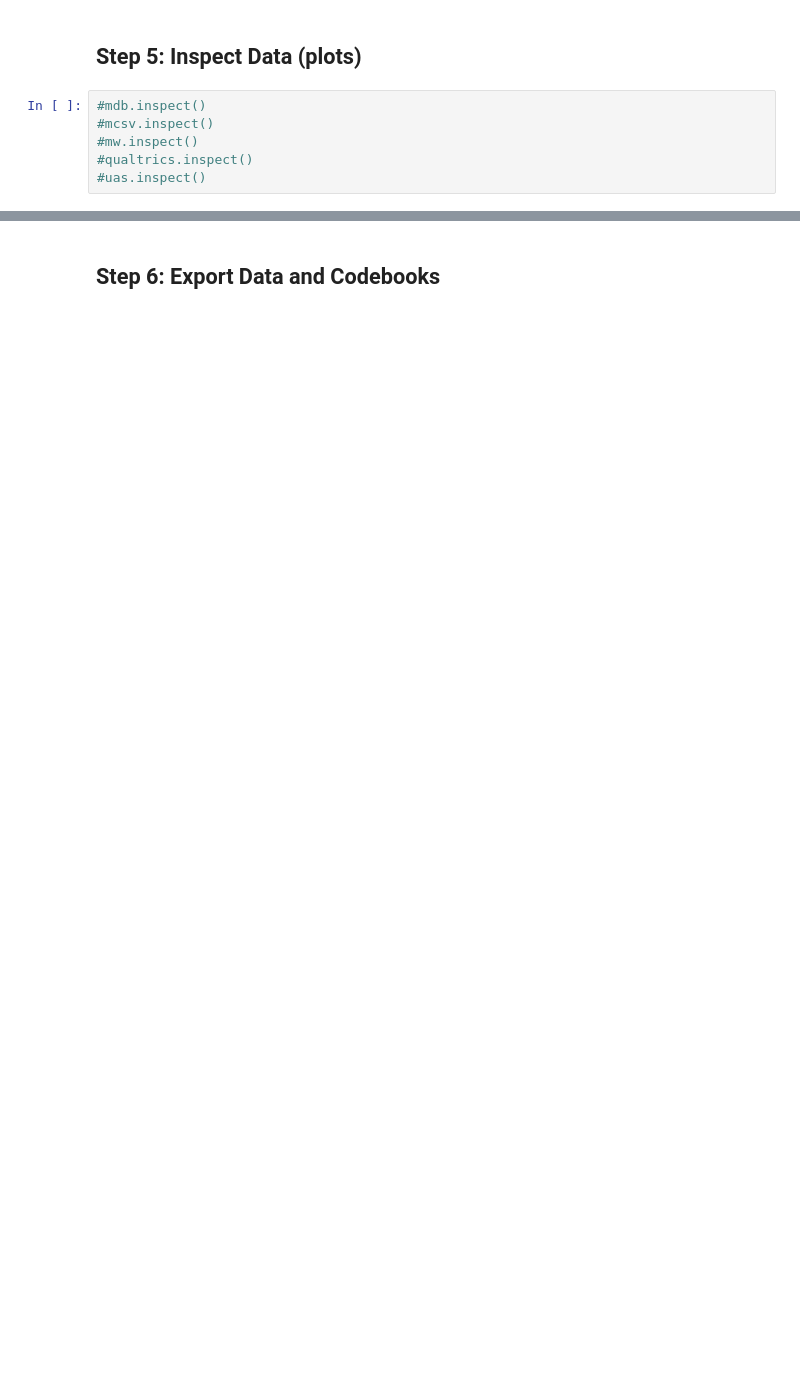
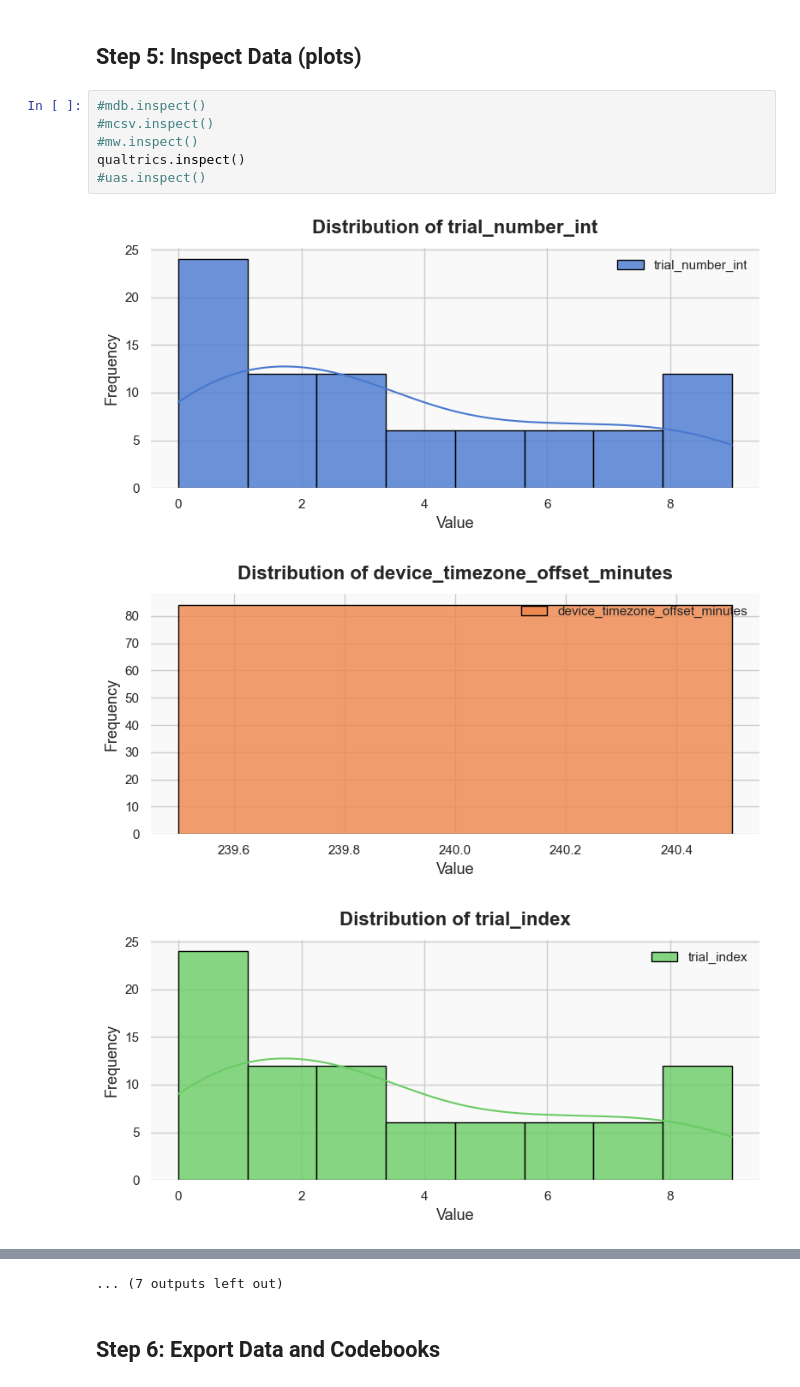
Before and after one commit to m2c2-project/datakit-notebooks, a Jupyter notebook: lassie.ipynb, the cells around one changed output, grey strips where cells are left out. Saved outputs shown, nothing was run; the diff lists cells and outputs as text; blank space fills up the shorter version.

```diff
--- a/lassie.ipynb
+++ b/lassie.ipynb
@@ -271,6 +258,10 @@ qualtrics.summarize(summary_func_map = summary_func_map, groupby_cols=['Response
 # %%
 #mdb.inspect()
 #mcsv.inspect()
 #mw.inspect()
-#qualtrics.inspect()
+qualtrics.inspect()
 #uas.inspect()
+# %% [output]
+[figure, added]
+[figure, added]
+[figure, added]
@@ -277,3 +277,4 @@ qualtrics.summarize(summary_func_map = summary_func_map, groupby_cols=['Response
+... (7 outputs left out)
 # %% [markdown]
 ## Step 6: Export Data and Codebooks
 # %%
```
Also changed, not shown: parts of 13 cells of this notebook, 1 other file.
